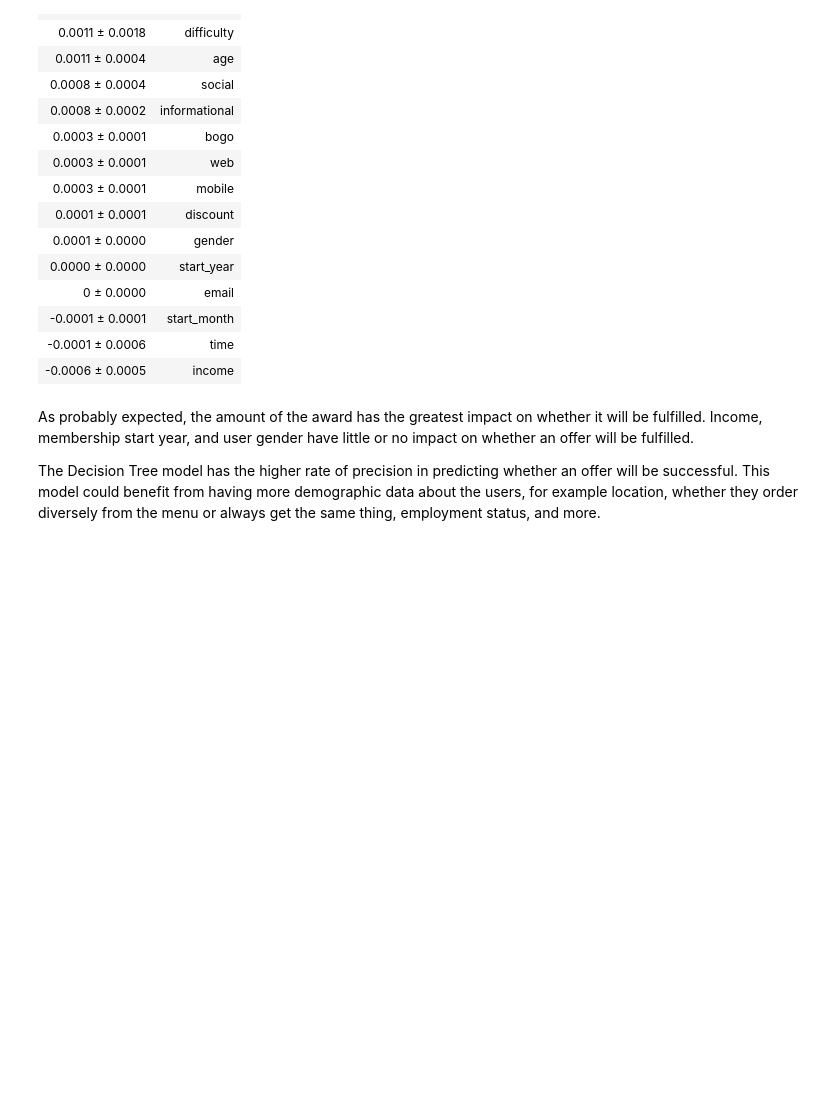
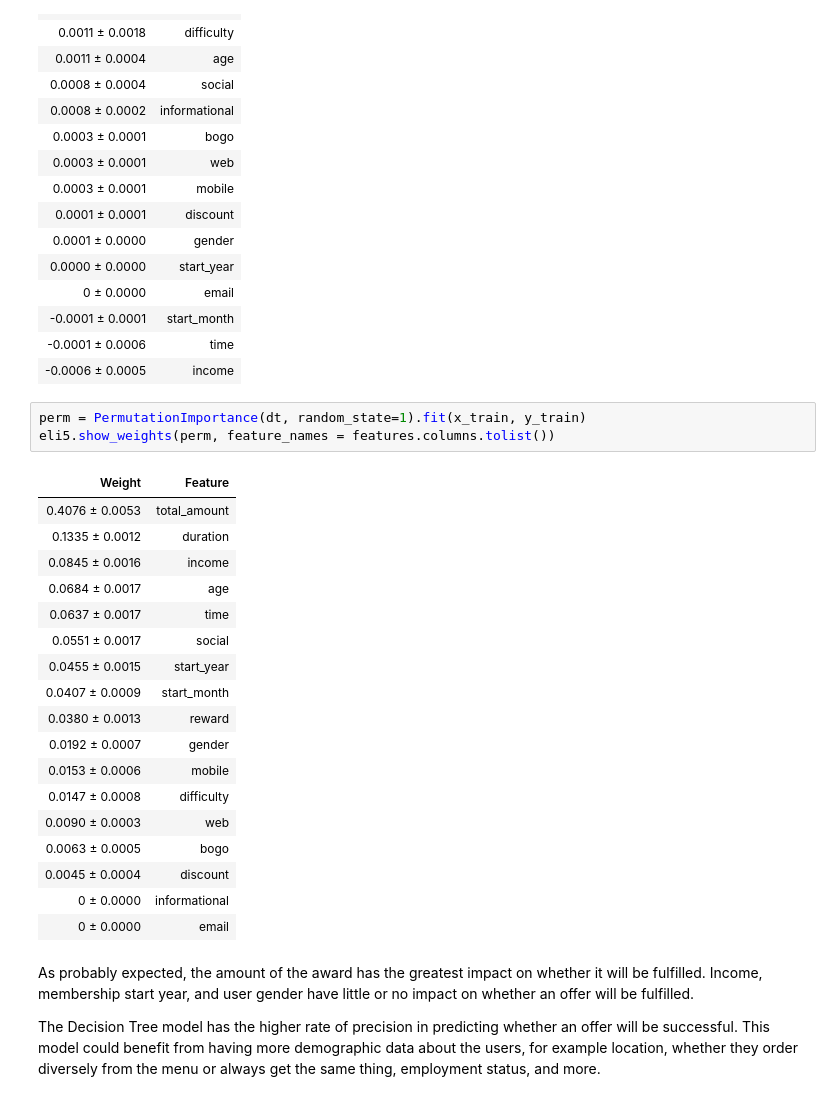
Before and after one commit to Deveorac/Starbucks_offers, a Jupyter notebook: Starbucks_Recommendations.ipynb, the cells around one changed output. Drawn from its saved outputs; the diff is of its cells as text; blank space fills up the shorter version.

```diff
--- a/Starbucks_Recommendations.ipynb
+++ b/Starbucks_Recommendations.ipynb
@@ -899,6 +925,28 @@ eli5.show_weights(perm, feature_names = features.columns.tolist())
 | -0.0001 ± 0.0001 | start_month |
 | -0.0001 ± 0.0006 | time |
 | -0.0006 ± 0.0005 | income |
+# %%
+perm = PermutationImportance(dt, random_state=1).fit(x_train, y_train)
+eli5.show_weights(perm, feature_names = features.columns.tolist())
+# %% [output]
+| Weight | Feature |
+| 0.4076 ± 0.0053 | total_amount |
+| 0.1335 ± 0.0012 | duration |
+| 0.0845 ± 0.0016 | income |
+| 0.0684 ± 0.0017 | age |
+| 0.0637 ± 0.0017 | time |
+| 0.0551 ± 0.0017 | social |
+| 0.0455 ± 0.0015 | start_year |
+| 0.0407 ± 0.0009 | start_month |
+| 0.0380 ± 0.0013 | reward |
+| 0.0192 ± 0.0007 | gender |
+| 0.0153 ± 0.0006 | mobile |
+| 0.0147 ± 0.0008 | difficulty |
+| 0.0090 ± 0.0003 | web |
+| 0.0063 ± 0.0005 | bogo |
+| 0.0045 ± 0.0004 | discount |
+| 0 ± 0.0000 | informational |
+| 0 ± 0.0000 | email |
 # %% [markdown]
 As probably expected, the amount of the award has the greatest impact on whether it will be fulfilled. Income, membership start year, and user gender have little or no impact on whether an offer will be fulfilled.
 
```
Also changed, not shown: parts of 9 cells of this notebook.
